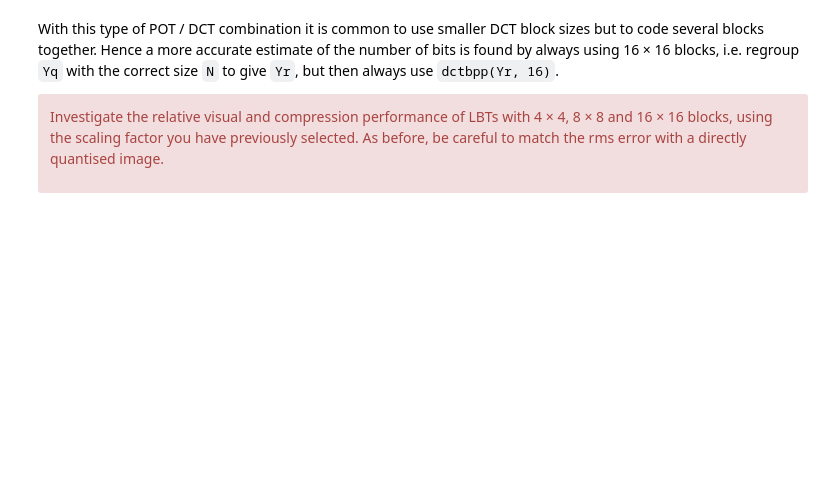
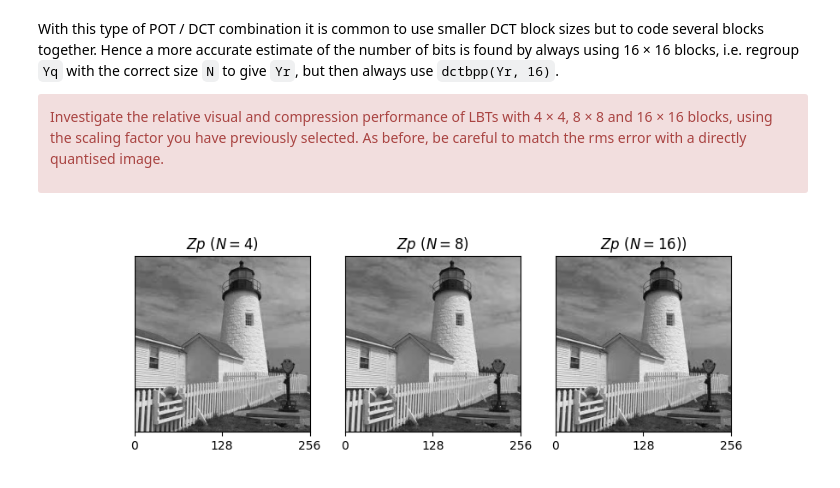
Before and after one commit to muhanl/cued_sf2_lab, a Jupyter notebook: 8-lbt.ipynb, the cells around one changed output. Saved outputs shown, nothing was run; the diff lists cells and outputs as text; code cells hidden in the pictures; blank space fills up the shorter version.

```diff
--- a/8-lbt.ipynb
+++ b/8-lbt.ipynb
@@ -261,0 +408,63 @@ careful to match the rms error with a directly quantised image.</div>
+# %%
+# your code here
+
+s = 1.4
+
+N = 4
+Pf, Pr = pot_ii(N, s)
+opt_step = find_optimal_step_size(X, s, 17)[0]
+t = np.s_[N//2:-N//2]
+Xp = X.copy()
+Xp[t,:] = colxfm(Xp[t,:], Pf)
+Xp[:,t] = colxfm(Xp[:,t].T, Pf).T
+Y = colxfm(colxfm(Xp, C8).T, C8).T       # dct
+Yq = quantise(Y, opt_step)           # quantisation
+Yr = regroup(Yq, N)/N                  # regroup
+Z = colxfm(colxfm(Yq.T, C8.T).T, C8.T)  # reconstruction
+Zp = Z.copy()
+Zp[:,t] = colxfm(Zp[:,t].T, Pr.T).T
+Zp[t,:] = colxfm(Zp[t,:], Pr.T)
+Zp4 = Zp.copy()
+
+N = 8
+Pf, Pr = pot_ii(N, s)
+opt_step = find_optimal_step_size(X, s, 17)[0]
+t = np.s_[N//2:-N//2]
+Xp = X.copy()
+Xp[t,:] = colxfm(Xp[t,:], Pf)
+Xp[:,t] = colxfm(Xp[:,t].T, Pf).T
+Y = colxfm(colxfm(Xp, C8).T, C8).T       # dct
+Yq = quantise(Y, opt_step)           # quantisation
+Yr = regroup(Yq, N)/N                  # regroup
+Z = colxfm(colxfm(Yq.T, C8.T).T, C8.T)  # reconstruction
+Zp = Z.copy()
+Zp[:,t] = colxfm(Zp[:,t].T, Pr.T).T
+Zp[t,:] = colxfm(Zp[t,:], Pr.T)
+Zp8 = Zp.copy()
+
+N = 16
+Pf, Pr = pot_ii(N, s)
+opt_step = find_optimal_step_size(X, s, 17)[0]
+t = np.s_[N//2:-N//2]
+Xp = X.copy()
+Xp[t,:] = colxfm(Xp[t,:], Pf)
+Xp[:,t] = colxfm(Xp[:,t].T, Pf).T
+Y = colxfm(colxfm(Xp, C8).T, C8).T       # dct
+Yq = quantise(Y, opt_step)           # quantisation
+Yr = regroup(Yq, N)/N                  # regroup
+Z = colxfm(colxfm(Yq.T, C8.T).T, C8.T)  # reconstruction
+Zp = Z.copy()
+Zp[:,t] = colxfm(Zp[:,t].T, Pr.T).T
+Zp[t,:] = colxfm(Zp[t,:], Pr.T)
+Zp16 = Zp.copy()
+
+titles = ["Zp\ (N=4)", "Zp\ (N=8)", "Zp\ (N=16))"]
+imgs = [Zp4, Zp8, Zp16]
+fig, axs = plt.subplots(1, 3, figsize=(9, 3),
+                        gridspec_kw=dict(width_ratios=[img.shape[0] for img in imgs]))
+
+for ax, img, title in zip(axs, imgs, titles):
+    plot_image(img, ax=ax)
+    ax.set(yticks=[], title=f'${title}$')
+# %% [output]
+[figure, added]
```
Also changed, not shown: parts of 6 cells of this notebook.
